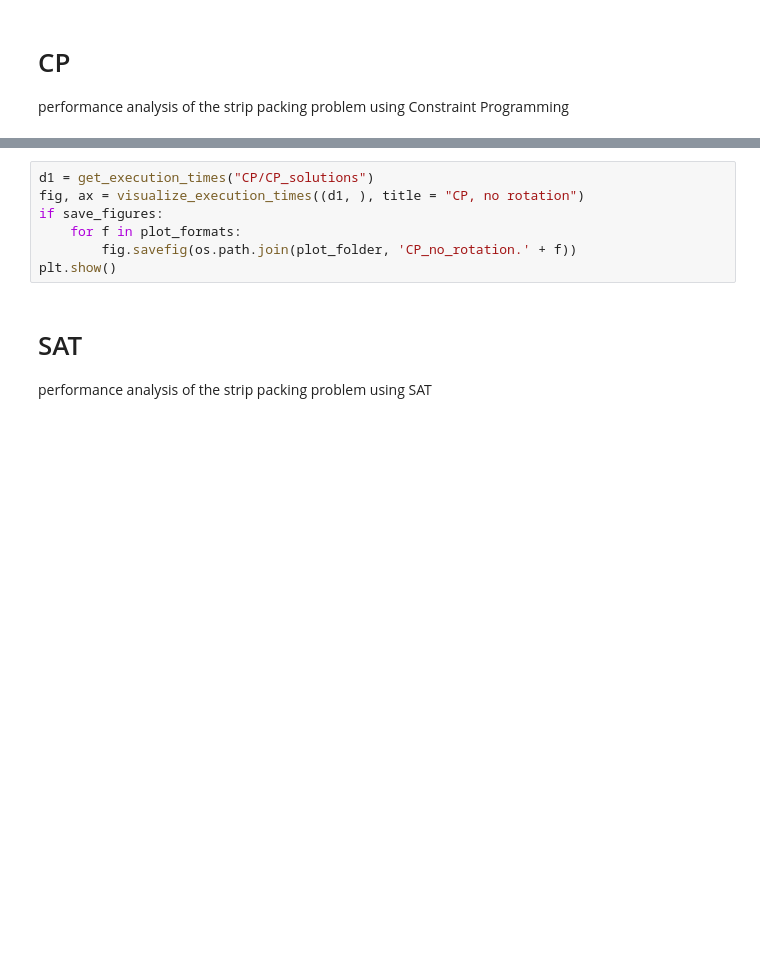
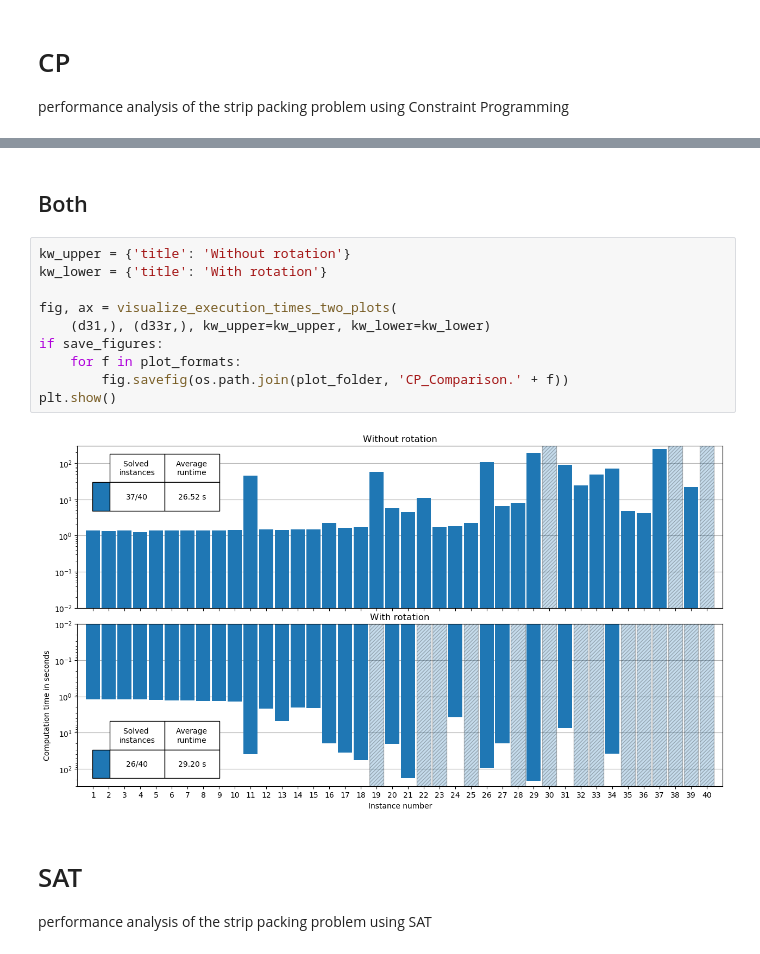
Before and after one commit to SamTheMar/Strip_packing_problem, a Jupyter notebook: analysis.ipynb, the cells around one changed output, grey strips where cells are left out. Drawn from its saved outputs; the diff is of its cells as text; blank space fills up the shorter version.

```diff
--- a/analysis.ipynb
+++ b/analysis.ipynb
@@ -27,10 +87,17 @@ performance analysis of the strip packing problem using Constraint Programming
+# %% [markdown]
+## Both
 # %%
-d1 = get_execution_times("CP/CP_solutions")
-fig, ax = visualize_execution_times((d1, ), title = "CP, no rotation")
+kw_upper = {'title': 'Without rotation'}
+kw_lower = {'title': 'With rotation'}
+
+fig, ax = visualize_execution_times_two_plots(
+    (d31,), (d33r,), kw_upper=kw_upper, kw_lower=kw_lower)
 if save_figures:
     for f in plot_formats:
-        fig.savefig(os.path.join(plot_folder, 'CP_no_rotation.' + f))
+        fig.savefig(os.path.join(plot_folder, 'CP_Comparison.' + f))
 plt.show()
+# %% [output]
+[figure, added]
 # %% [markdown]
 # SAT
 performance analysis of the strip packing problem using SAT
```
Also changed, not shown: parts of 4 cells of this notebook.
